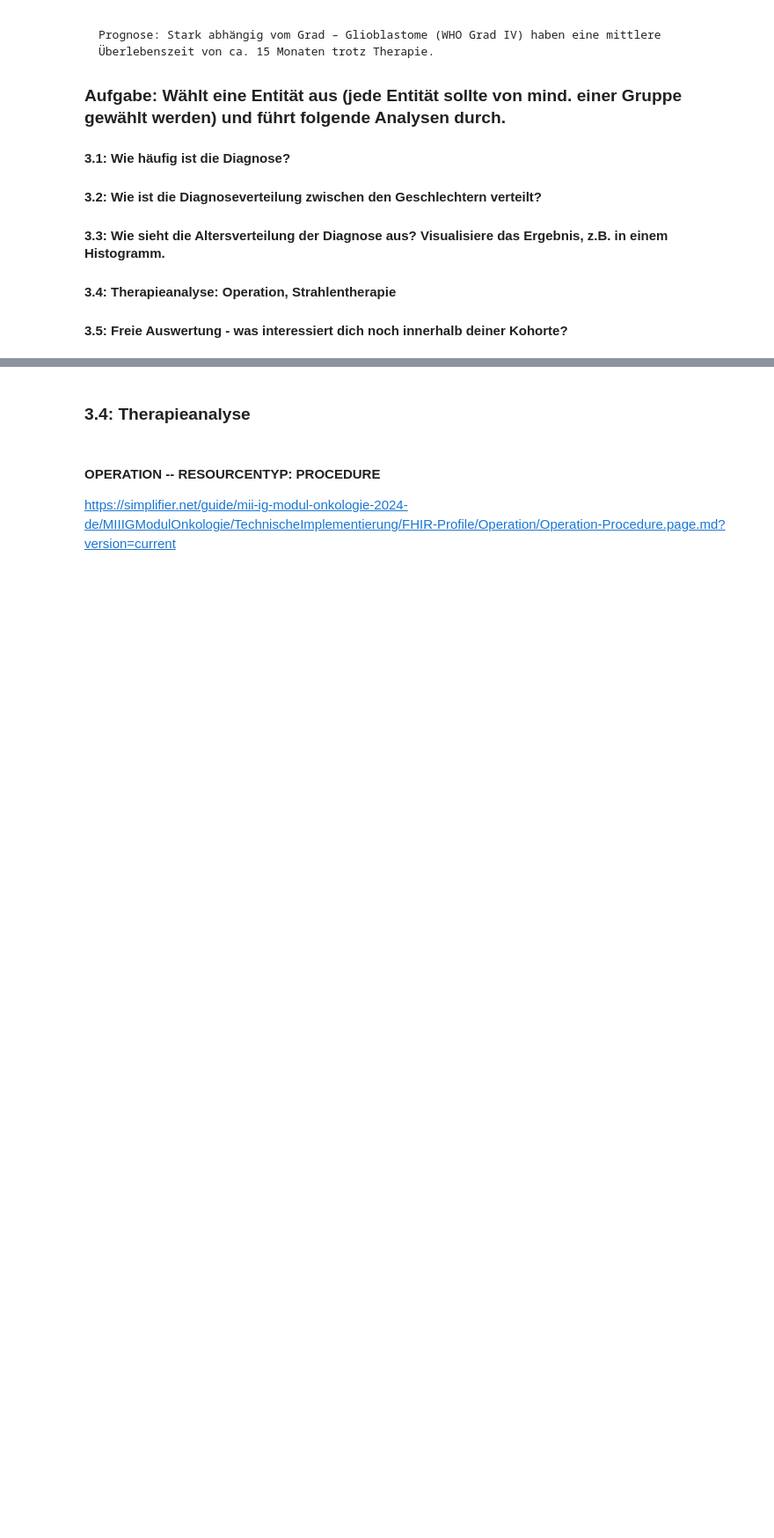
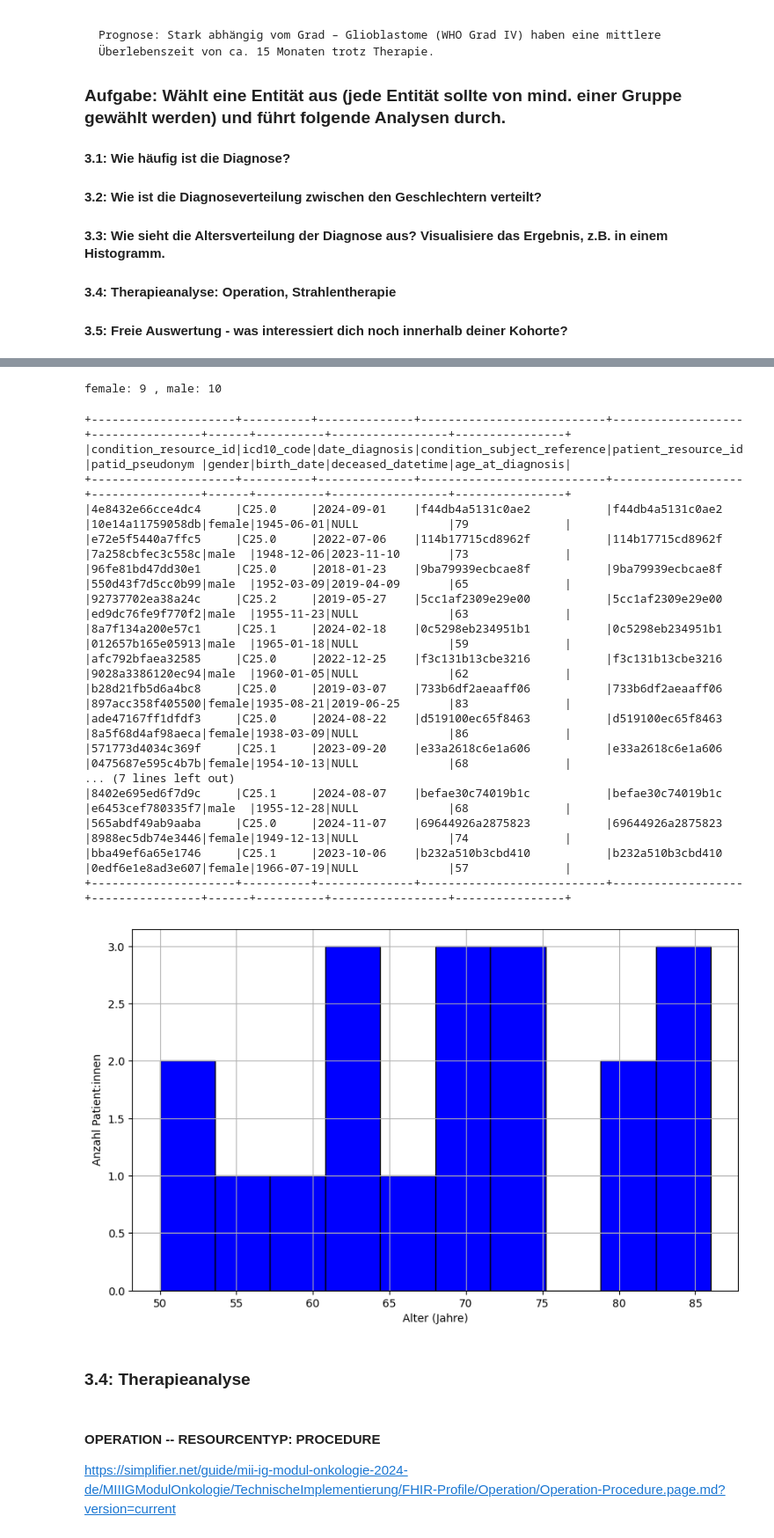
Before and after one commit to jvkubm/Deep-Learning-Experiments, a Jupyter notebook: pathling_workshop_bzkf_summerschool_2025.ipynb, the cells around one changed output, grey strips where cells are left out. Shown at 88% size. Saved outputs shown, nothing was run; the diff lists cells and outputs as text; code cells hidden in the pictures; blank space fills up the shorter version.

```diff
--- a/pathling_workshop_bzkf_summerschool_2025.ipynb
+++ b/pathling_workshop_bzkf_summerschool_2025.ipynb
@@ -87,7 +87,7 @@ pc = PathlingContext.create(
 # TO DO: curl repo and download images here
 
 data = pc.read.bundles(
-    "./", ["Patient", "Condition", "Observation", "Procedure"]
+    "./testdaten_edit_06.06.25", ["Patient", "Condition", "Observation", "Procedure"]
 )
 # %%
 data
@@ -561,17 +782,17 @@ plt.show()
 #### 3.4: Therapieanalyse: Operation, Strahlentherapie
 #### 3.5: Freie Auswertung - was interessiert dich noch innerhalb deiner Kohorte?
 # %%
-# Lösung 3.1 für C71 Kohorte
-patients_conditions_c71 = patients_conditions.filter(
-    col("icd10_code").startswith("C71")
+# Lösung 3.1 für C25 Kohorte
+patients_conditions_c25 = patients_conditions.filter(
+    col("icd10_code").startswith("C25")
 )
 
-patients_conditions_c71 = patients_conditions_c71.checkpoint(eager=True)
-patients_conditions_c71_count = patients_conditions_c71.count()
+patients_conditions_c25 = patients_conditions_c25.checkpoint(eager=True)
+patients_conditions_c25_count = patients_conditions_c25.count()
 
-print("patients_conditions_c71_count =", patients_conditions_c71_count)
+print("patients_conditions_c25_count =", patients_conditions_c25_count)
 
 print(
     "distinct condition ids count =",
-    patients_conditions_c71.select("condition_resource_id").distinct().count(),
+    patients_conditions_c25.select("condition_resource_id").distinct().count(),
 )
@@ -580,36 +822,57 @@ patients_conditions_c71.show()
 # %%
-# Lösung 3.2 für C71 Kohorte
+# Lösung 3.2 für C25 Kohorte
 
-female = patients_conditions_c71.filter(col("gender") == "female").count()
-male = patients_conditions_c71.filter(col("gender") == "male").count()
+female = patients_conditions_c25.filter(col("gender") == "female").count()
+male = patients_conditions_c25.filter(col("gender") == "male").count()
 
 print("female:", female, ", male:", male)
+# %% [output]
+female: 9 , male: 10
 # %%
-# Lösung 3.3 für C71 Kohorte
-patients_conditions_c71 = patients_conditions_c71.withColumn(
+# Lösung 3.3 für C25 Kohorte
+patients_conditions_c25 = patients_conditions_c25.withColumn(
     "birth_date", to_date(col("birth_date"))
 ).withColumn(
     "age_at_diagnosis",
     floor(datediff(col("date_diagnosis"), col("birth_date")) / 365.25),
 )
 
-patients_conditions_c71.show(truncate=False)
+patients_conditions_c25.show(truncate=False)
 
-patients_conditions_c71 = patients_conditions_c71.toPandas()
+patients_conditions_c25 = patients_conditions_c25.toPandas()
 
 import matplotlib.pyplot as plt
 
 plt.figure(figsize=(10, 6))
 plt.hist(
-    patients_conditions_pd["age_at_diagnosis"].dropna(),
+    patients_conditions_c25["age_at_diagnosis"].dropna(),
     bins=10,
     edgecolor="black",
     color="blue",
 )
 plt.xlabel("Alter (Jahre)")
 plt.ylabel("Anzahl Patient:innen")
 plt.grid(True)
 plt.show()
+# %% [output]
++---------------------+----------+--------------+---------------------------+-------------------+----------------+------+----------+-----------------+----------------+
+|condition_resource_id|icd10_code|date_diagnosis|condition_subject_reference|patient_resource_id|patid_pseudonym |gender|birth_date|deceased_datetime|age_at_diagnosis|
++---------------------+----------+--------------+---------------------------+-------------------+----------------+------+----------+-----------------+----------------+
+|4e8432e66cce4dc4     |C25.0     |2024-09-01    |f44db4a5131c0ae2           |f44db4a5131c0ae2   |10e14a11759058db|female|1945-06-01|NULL             |79              |
+|e72e5f5440a7ffc5     |C25.0     |2022-07-06    |114b17715cd8962f           |114b17715cd8962f   |7a258cbfec3c558c|male  |1948-12-06|2023-11-10       |73              |
+|96fe81bd47dd30e1     |C25.0     |2018-01-23    |9ba79939ecbcae8f           |9ba79939ecbcae8f   |550d43f7d5cc0b99|male  |1952-03-09|2019-04-09       |65              |
+|92737702ea38a24c     |C25.2     |2019-05-27    |5cc1af2309e29e00           |5cc1af2309e29e00   |ed9dc76fe9f770f2|male  |1955-11-23|NULL             |63              |
+|8a7f134a200e57c1     |C25.1     |2024-02-18    |0c5298eb234951b1           |0c5298eb234951b1   |012657b165e05913|male  |1965-01-18|NULL             |59              |
+|afc792bfaea32585     |C25.0     |2022-12-25    |f3c131b13cbe3216           |f3c131b13cbe3216   |9028a3386120ec94|male  |1960-01-05|NULL             |62              |
+|b28d21fb5d6a4bc8     |C25.0     |2019-03-07    |733b6df2aeaaff06           |733b6df2aeaaff06   |897acc358f405500|female|1935-08-21|2019-06-25       |83              |
+|ade47167ff1dfdf3     |C25.0     |2024-08-22    |d519100ec65f8463           |d519100ec65f8463   |8a5f68d4af98aeca|female|1938-03-09|NULL             |86              |
+|571773d4034c369f     |C25.1     |2023-09-20    |e33a2618c6e1a606           |e33a2618c6e1a606   |0475687e595c4b7b|female|1954-10-13|NULL             |68              |
+... (7 lines left out)
+|8402e695ed6f7d9c     |C25.1     |2024-08-07    |befae30c74019b1c           |befae30c74019b1c   |e6453cef780335f7|male  |1955-12-28|NULL             |68              |
+|565abdf49ab9aaba     |C25.0     |2024-11-07    |69644926a2875823           |69644926a2875823   |8988ec5db74e3446|female|1949-12-13|NULL             |74              |
+|bba49ef6a65e1746     |C25.1     |2023-10-06    |b232a510b3cbd410           |b232a510b3cbd410   |0edf6e1e8ad3e607|female|1966-07-19|NULL             |57              |
++---------------------+----------+--------------+---------------------------+-------------------+----------------+------+----------+-----------------+----------------+
+[figure, added]
 # %% [markdown]
 ### 3.4: Therapieanalyse
 # %% [markdown]
```
Also changed, not shown: parts of 28 cells of this notebook.
